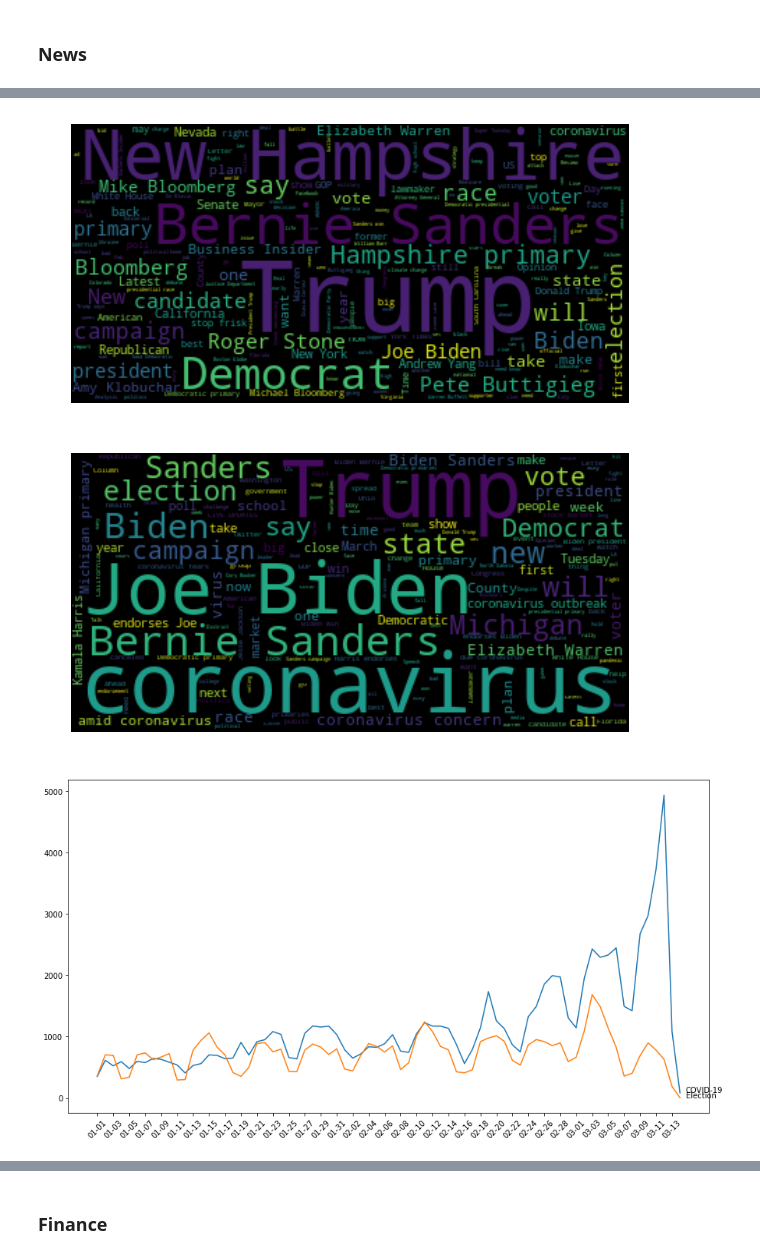
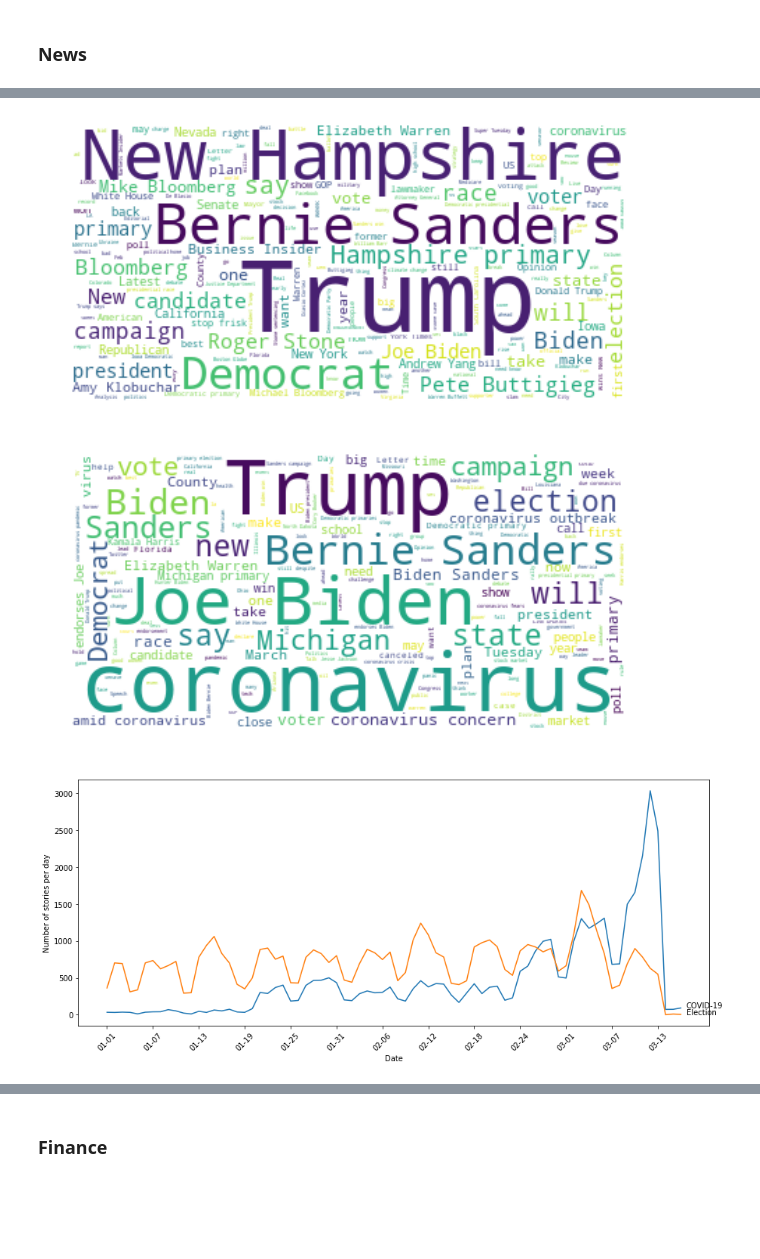
Before and after one commit to hopeman1102/visualize-covid-19, a Jupyter notebook: covid-19.ipynb, the cells around one changed output, grey strips where cells are left out. Cells and saved outputs as stored; diff of their text form; code cells hidden in the pictures; blank space fills up the shorter version.

```diff
--- a/covid-19.ipynb
+++ b/covid-19.ipynb
@@ -40,7 +40,7 @@ df_confirmed.head()
 ### News
 # %%
 # load the news stories which were extracted from Media Cloud
-df_news = pd.read_csv('news/covid-19-or-coronavirus-or-all-story-urls-20200315082840.csv')
+df_news = pd.read_csv('news/news_covid19.csv')
 df_news.head()
 # %% [output]
 |  | stories_id | publish_date | title | url | language | ap_syndicated | themes | media_id | media_name | ... |
@@ -57,6 +57,6 @@ df_news.shape
 # %%
 # load the news about Biden, Sanders and the primary and general elections in 2020
-df_news_politics = pd.read_csv('news/biden-or-sanders-or-primary-all-story-urls-20200315125902.csv')
+df_news_politics = pd.read_csv('news/news_politics.csv')
 df_news_politics.head()
 # %% [output]
 |  | stories_id | publish_date | title | url | language | ap_syndicated | themes | media_id | media_name | ... |
@@ -439,6 +461,6 @@ story_count_pol = list(story_pol_cnt.values)
 
 plt.figure(figsize=[15,8])
 plt.plot(dates_pol, story_count_pol)
-adjust_xticks = dates[::2]
+adjust_xticks = dates[::6]
 plt.xticks(adjust_xticks, rotation=45);
 # %% [output]
@@ -450,14 +472,14 @@ mid_Feb_news_pol = df_news_politics[(df_news_politics['date'] > '02-10') & (df_n
 # create a wordcloud
 stop_words = STOPWORDS
 mid_Feb_titles = mid_Feb_news_pol['title'].str.cat(sep='. ')
-wordcloud = WordCloud(stopwords=stop_words, random_state=42).generate(mid_Feb_titles)
+wordcloud = WordCloud(stopwords=stop_words, random_state=42, background_color='white').generate(mid_Feb_titles)
 
 plt.figure(figsize=[10,6])
 plt.imshow(wordcloud, interpolation='bilinear')
 plt.axis('off')
 plt.show()
 # %% [output]
-[figure, old version]
+[figure, new version]
 # %%
 # get news from last week
 last_week_news_pol = df_news_politics[df_news_politics['date'] > '03-07']
@@ -466,23 +488,25 @@ last_week_news_pol = df_news_politics[df_news_politics['date'] > '03-07']
 #add_words = ['coronavirus', 'covid']
 stop_words = STOPWORDS#.union(add_words)
 last_week_titles = last_week_news_pol['title'].str.cat(sep='. ')
-wordcloud = WordCloud(stopwords=stop_words, random_state=42).generate(last_week_titles)
+wordcloud = WordCloud(stopwords=stop_words, random_state=42, background_color='white').generate(last_week_titles)
 
 plt.figure(figsize=[10,6])
 plt.imshow(wordcloud, interpolation='bilinear')
 plt.axis('off')
 plt.show()
 # %% [output]
-[figure, old version]
+[figure, new version]
 # %%
 # plot story counts in one plot
-plt.figure(figsize=[15,8])
+plt.figure(figsize=[15,6])
 
 plt.plot(dates, story_count)
 plt.annotate('COVID-19',xy=(plt.xticks()[0][-1]+0.7, story_count[-1]))
 plt.plot(dates, story_count_pol)
 plt.annotate('Election',xy=(plt.xticks()[0][-1]+0.7, story_count_pol[-1]))
+plt.ylabel('Number of stories per day')
+plt.xlabel('Date')
 
 plt.xticks(adjust_xticks, rotation=45);
 # %% [output]
-[figure, old version]
+[figure, new version]
```
Also changed, not shown: parts of 32 cells of this notebook.
